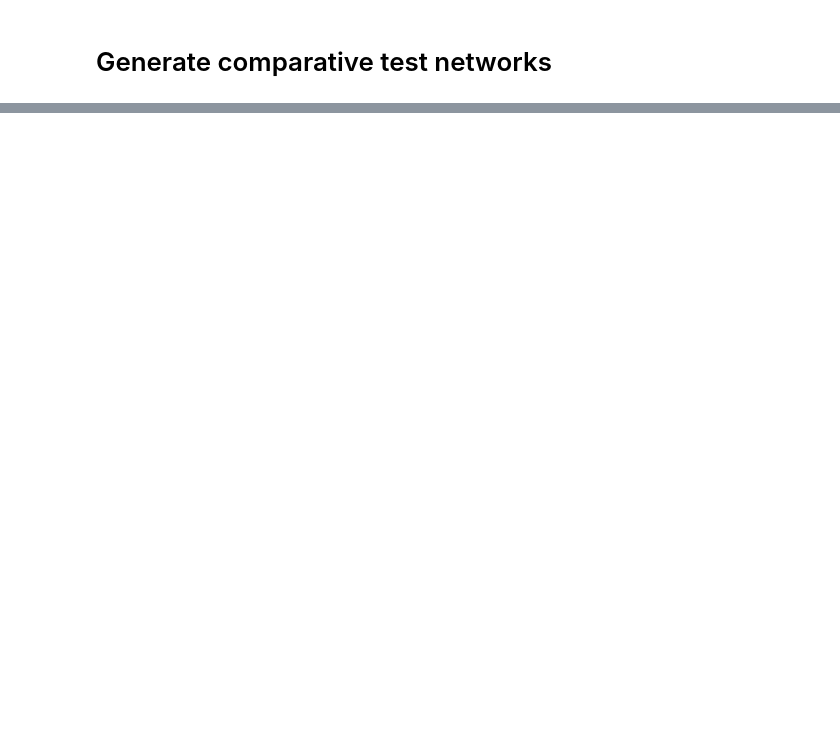
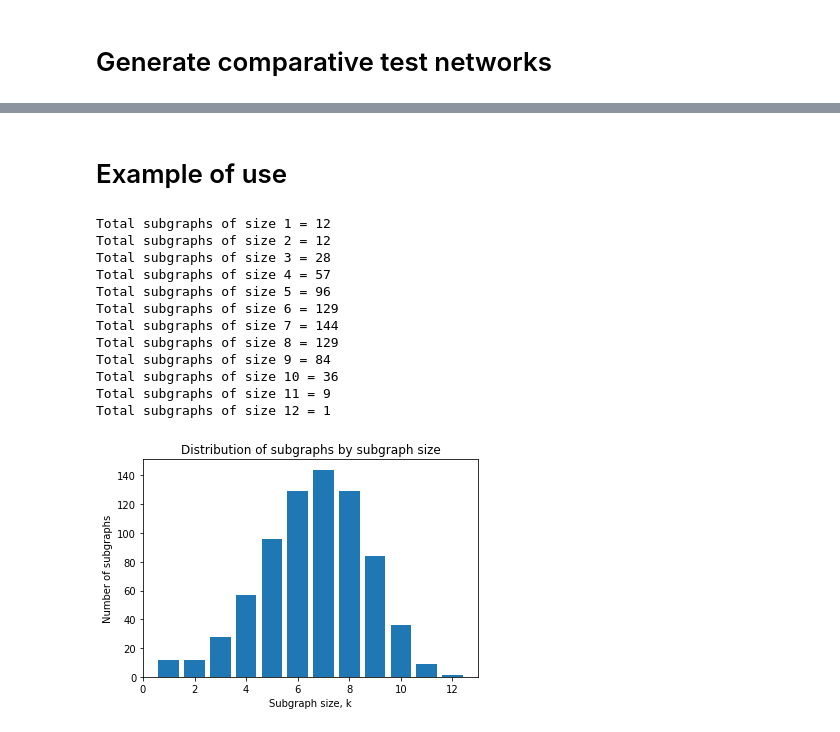
Before and after one commit to eamuelle/RAND_ESU_project, a Jupyter notebook: RAND_ESU_motif_smallnetwork.ipynb, the cells around one changed output, grey strips where cells are left out. Saved outputs shown, nothing was run; the diff lists cells and outputs as text; code cells hidden in the pictures; blank space fills up the shorter version.

```diff
--- a/RAND_ESU_motif_smallnetwork.ipynb
+++ b/RAND_ESU_motif_smallnetwork.ipynb
@@ -67,8 +67,7 @@ plt.show()
 # %%
-def subgraph_k(Graph, k):
+def subgraph_k(Graph, k, plotting):
     Graph = Graph
     root = Graph.nodes()
-    #new_root = sort_root(Graph, root)
     subgraphsize = k-1
     iteration = 1
     sub = []
@@ -83,7 +82,8 @@ def subgraph_k(Graph, k):
     while iteration < subgraphsize:
         iteration += 1
         sub = iterate_k(Graph, sub)
-    subgraphs = return_subgraphs(Graph, sub, k)
+    subgraphs = return_subgraphs(Graph, sub, k, plotting)
+    return subgraphs
 # %%
  def iterate_k(Graph, sub):
     Graph = Graph
@@ -183,0 +150,33 @@ subgraph_k(test_graph3, 5)
+# %%
+def subgraph_distribution(Graph, plotting):
+    x = 1
+    x_list = []
+    number_x = []
+    while x <= Graph.number_of_nodes():
+        number_x.append(subgraph_k(Graph, x, plotting))
+        x_list.append(x)
+        x = x+1
+    %matplotlib inline
+    import matplotlib.pyplot as plt
+    plt.bar(x_list, number_x)
+    plt.title("Distribution of subgraphs by subgraph size")
+    plt.xlabel("Subgraph size, k")
+    plt.ylabel("Number of subgraphs")
+# %% [markdown]
+# Example of use
+# %%
+subgraph_distribution(test_graph2, False)
+# %% [output]
+Total subgraphs of size 1 = 12
+Total subgraphs of size 2 = 12
+Total subgraphs of size 3 = 28
+Total subgraphs of size 4 = 57
+Total subgraphs of size 5 = 96
+Total subgraphs of size 6 = 129
+Total subgraphs of size 7 = 144
+Total subgraphs of size 8 = 129
+Total subgraphs of size 9 = 84
+Total subgraphs of size 10 = 36
+Total subgraphs of size 11 = 9
+Total subgraphs of size 12 = 1
+[figure, added]
```
Also changed, not shown: parts of 11 cells of this notebook, 1 other file.
